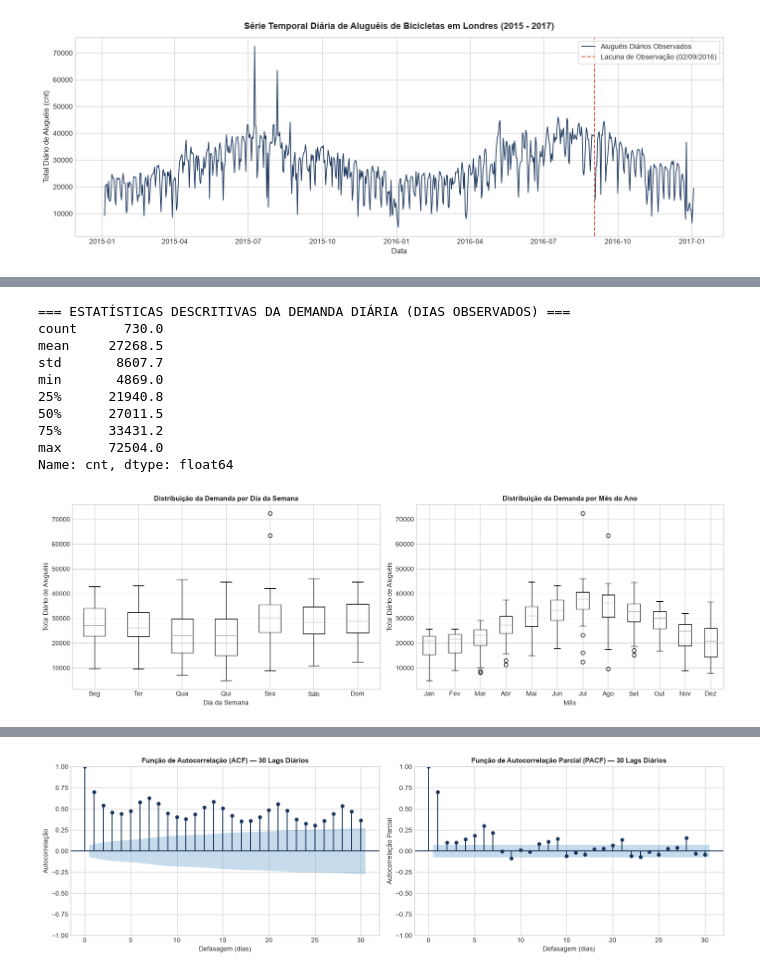
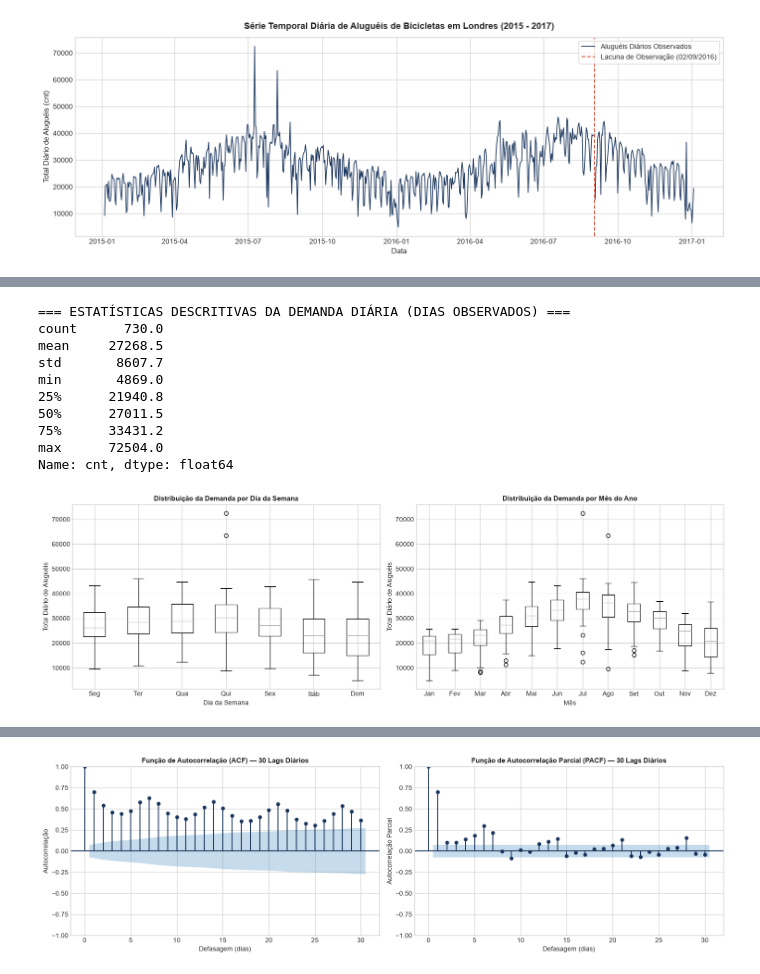
Before and after one commit to nukui96/mackenzie-pa4-bss, a Jupyter notebook: notebooks/03_cd_projeto_aplicado_IV_doc_etapa3.ipynb, the cells around one changed output, grey strips where cells are left out. Saved outputs shown, nothing was run; the diff lists cells and outputs as text; code cells hidden in the pictures.

```diff
--- a/notebooks/03_cd_projeto_aplicado_IV_doc_etapa3.ipynb
+++ b/notebooks/03_cd_projeto_aplicado_IV_doc_etapa3.ipynb
@@ -176,31 +180,32 @@ fig, axes = plt.subplots(1, 2, figsize=(15, 5))
 
 # Distribuição por dia da semana
 ordem_dias = ['Monday', 'Tuesday', 'Wednesday', 'Thursday', 'Friday', 'Saturday', 'Sunday']
+df_serie['dia_semana'] = pd.Categorical(df_serie['dia_semana'], categories=ordem_dias, ordered=True)
 df_serie[df_serie['is_observed']].boxplot(column='cnt', by='dia_semana', ax=axes[0], grid=True)
 axes[0].set_title('Distribuição da Demanda por Dia da Semana', fontsize=11, fontweight='bold')
 axes[0].set_xlabel('Dia da Semana')
 axes[0].set_ylabel('Total Diário de Aluguéis')
 axes[0].set_xticklabels(['Seg', 'Ter', 'Qua', 'Qui', 'Sex', 'Sáb', 'Dom'])
 
 # Distribuição por mês do ano
 df_serie[df_serie['is_observed']].boxplot(column='cnt', by='mes', ax=axes[1], grid=True)
 axes[1].set_title('Distribuição da Demanda por Mês do Ano', fontsize=11, fontweight='bold')
 axes[1].set_xlabel('Mês')
 axes[1].set_ylabel('Total Diário de Aluguéis')
 axes[1].set_xticklabels(['Jan', 'Fev', 'Mar', 'Abr', 'Mai', 'Jun', 'Jul', 'Ago', 'Set', 'Out', 'Nov', 'Dez'])
 
 plt.suptitle('')
 plt.tight_layout()
 plt.show()
 # %% [output]
 === ESTATÍSTICAS DESCRITIVAS DA DEMANDA DIÁRIA (DIAS OBSERVADOS) ===
 count      730.0
 mean     27268.5
 std       8607.7
 min       4869.0
 25%      21940.8
 50%      27011.5
 75%      33431.2
 max      72504.0
 Name: cnt, dtype: float64
-[figure, old version]
+[figure, new version]
```
Also changed, not shown: parts of 14 cells of this notebook, 11 other files.
